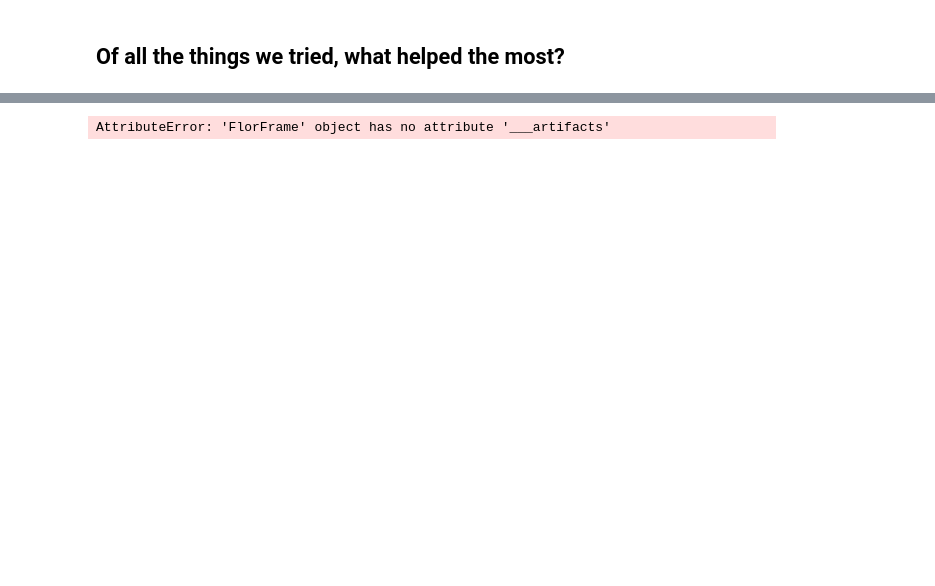
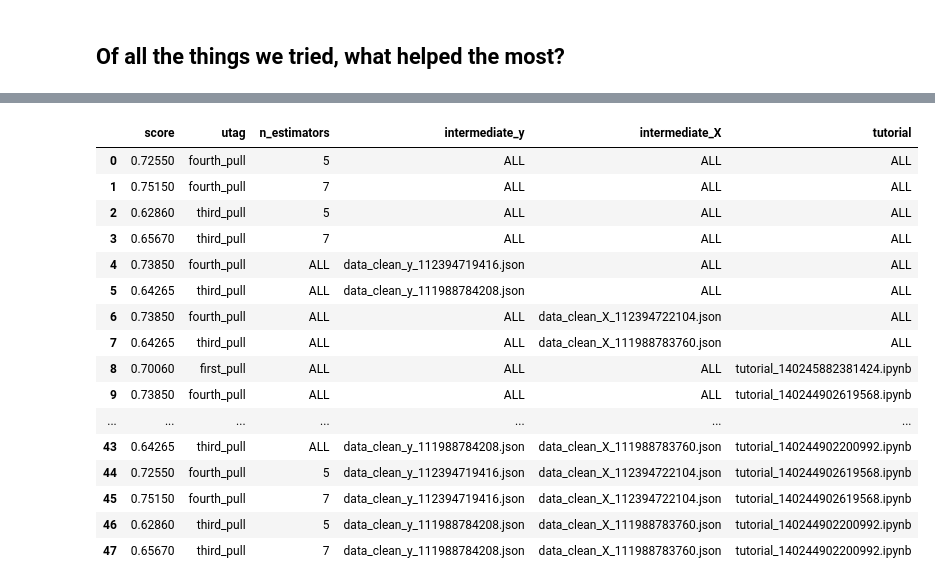
Before and after one commit to ucbrise/flor-camp2018, a Jupyter notebook: src/tutorial/tutorial.ipynb, the cells around one changed output, grey strips where cells are left out. Drawn from its saved outputs; the diff is of its cells as text; code cells hidden in the pictures; blank space fills up the shorter version.

```diff
--- a/src/tutorial/tutorial.ipynb
+++ b/src/tutorial/tutorial.ipynb
@@ -375,4 +349,5 @@ flor.Experiment('risecamp_demo').summarize()
 # %% [markdown]
 ## Of all the things we tried, what helped the most?
 # %%
-X = flor.Experiment('risecamp_demo').summarize()
+summary = flor.Experiment('risecamp_demo').summarize()
+summary
@@ -379,4 +362,20 @@ X = flor.Experiment('risecamp_demo').summarize()
-# %%
-X.___artifacts
-# %% [output]
-AttributeError: 'FlorFrame' object has no attribute '___artifacts'
+# %%
+summary.cube({'score': 'mean'})
+# %% [output]
+|  | score | utag | n_estimators | intermediate_y | intermediate_X | tutorial |
+| 0 | 0.72550 | fourth_pull | 5 | ALL | ALL | ALL |
+| 1 | 0.75150 | fourth_pull | 7 | ALL | ALL | ALL |
+| 2 | 0.62860 | third_pull | 5 | ALL | ALL | ALL |
+| 3 | 0.65670 | third_pull | 7 | ALL | ALL | ALL |
+| 4 | 0.73850 | fourth_pull | ALL | data_clean_y_112394719416.json | ALL | ALL |
+| 5 | 0.64265 | third_pull | ALL | data_clean_y_111988784208.json | ALL | ALL |
+| 6 | 0.73850 | fourth_pull | ALL | ALL | data_clean_X_112394722104.json | ALL |
+| 7 | 0.64265 | third_pull | ALL | ALL | data_clean_X_111988783760.json | ALL |
+| 8 | 0.70060 | first_pull | ALL | ALL | ALL | tutorial_140245882381424.ipynb |
+| 9 | 0.73850 | fourth_pull | ALL | ALL | ALL | tutorial_140244902619568.ipynb |
+| ... | ... | ... | ... | ... | ... | ... |
+| 43 | 0.64265 | third_pull | ALL | data_clean_y_111988784208.json | data_clean_X_111988783760.json | tutorial_140244902200992.ipynb |
+| 44 | 0.72550 | fourth_pull | 5 | data_clean_y_112394719416.json | data_clean_X_112394722104.json | tutorial_140244902619568.ipynb |
+| 45 | 0.75150 | fourth_pull | 7 | data_clean_y_112394719416.json | data_clean_X_112394722104.json | tutorial_140244902619568.ipynb |
+| 46 | 0.62860 | third_pull | 5 | data_clean_y_111988784208.json | data_clean_X_111988783760.json | tutorial_140244902200992.ipynb |
+| 47 | 0.65670 | third_pull | 7 | data_clean_y_111988784208.json | data_clean_X_111988783760.json | tutorial_140244902200992.ipynb |
```
Also changed, not shown: parts of 108 cells of this notebook, 3 other files.
